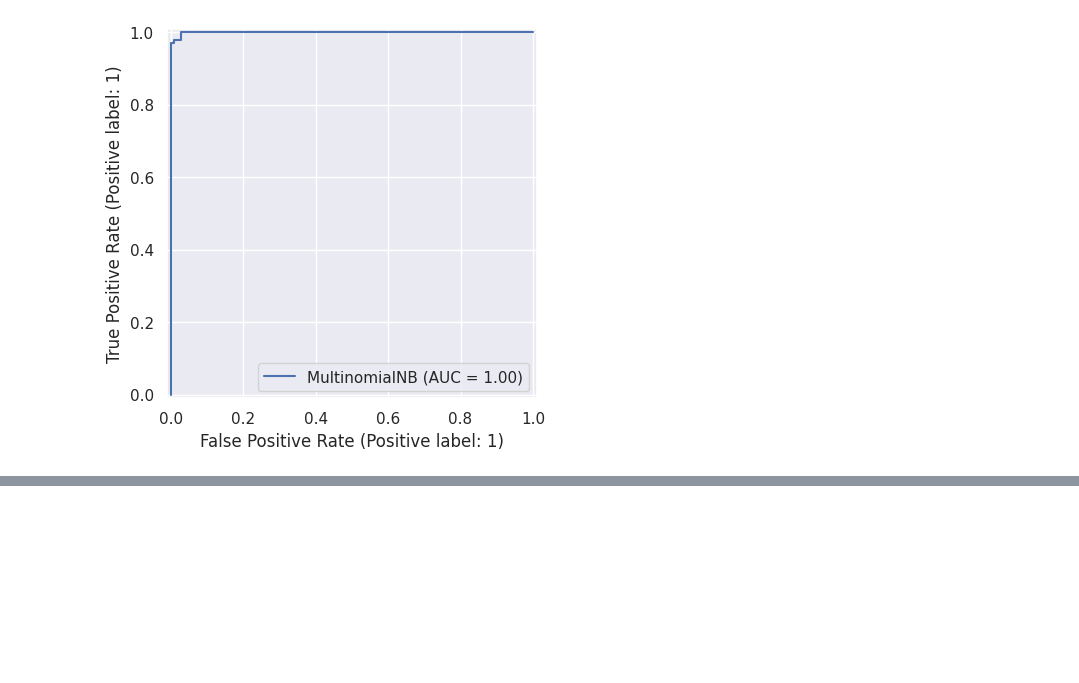
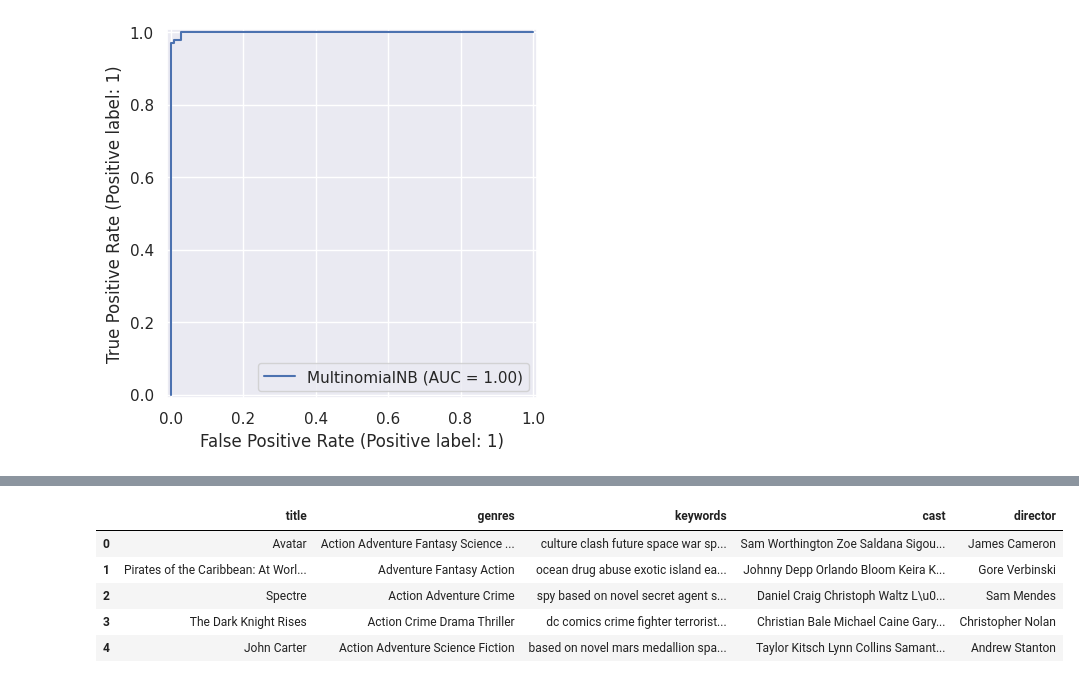
Before and after one commit to bolicnikola/Applied-Machine-Learning-And-AI, a Jupyter notebook: Text_Classification.ipynb, the cells around one changed output, grey strips where cells are left out. Saved outputs shown, nothing was run; the diff lists cells and outputs as text; code cells hidden in the pictures; blank space fills up the shorter version.

```diff
--- a/Text_Classification.ipynb
+++ b/Text_Classification.ipynb
@@ -200,0 +234,11 @@ rcd.from_estimator(model, x_test, y_test)
+# %%
+df = df[['title','genres','keywords', 'cast', 'director']]
+df = df.fillna('')
+df.head()
+# %% [output]
+|  | title | genres | keywords | cast | director |
+| 0 | Avatar | Action Adventure Fantasy Science ... | culture clash future space war sp... | Sam Worthington Zoe Saldana Sigou... | James Cameron |
+| 1 | Pirates of the Caribbean: At Worl... | Adventure Fantasy Action | ocean drug abuse exotic island ea... | Johnny Depp Orlando Bloom Keira K... | Gore Verbinski |
+| 2 | Spectre | Action Adventure Crime | spy based on novel secret agent s... | Daniel Craig Christoph Waltz L\u0... | Sam Mendes |
+| 3 | The Dark Knight Rises | Action Crime Drama Thriller | dc comics crime fighter terrorist... | Christian Bale Michael Caine Gary... | Christopher Nolan |
+| 4 | John Carter | Action Adventure Science Fiction | based on novel mars medallion spa... | Taylor Kitsch Lynn Collins Samant... | Andrew Stanton |
```
Also changed, not shown: parts of 12 cells of this notebook, 1 other file.
